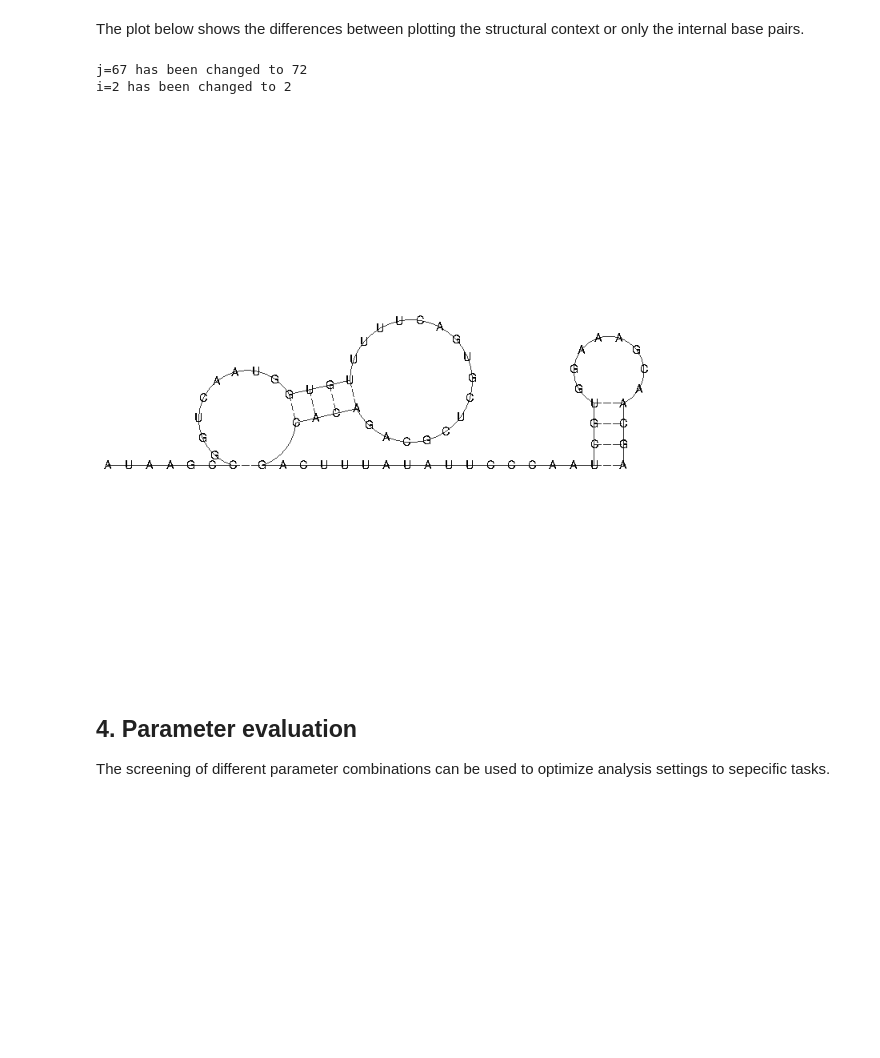
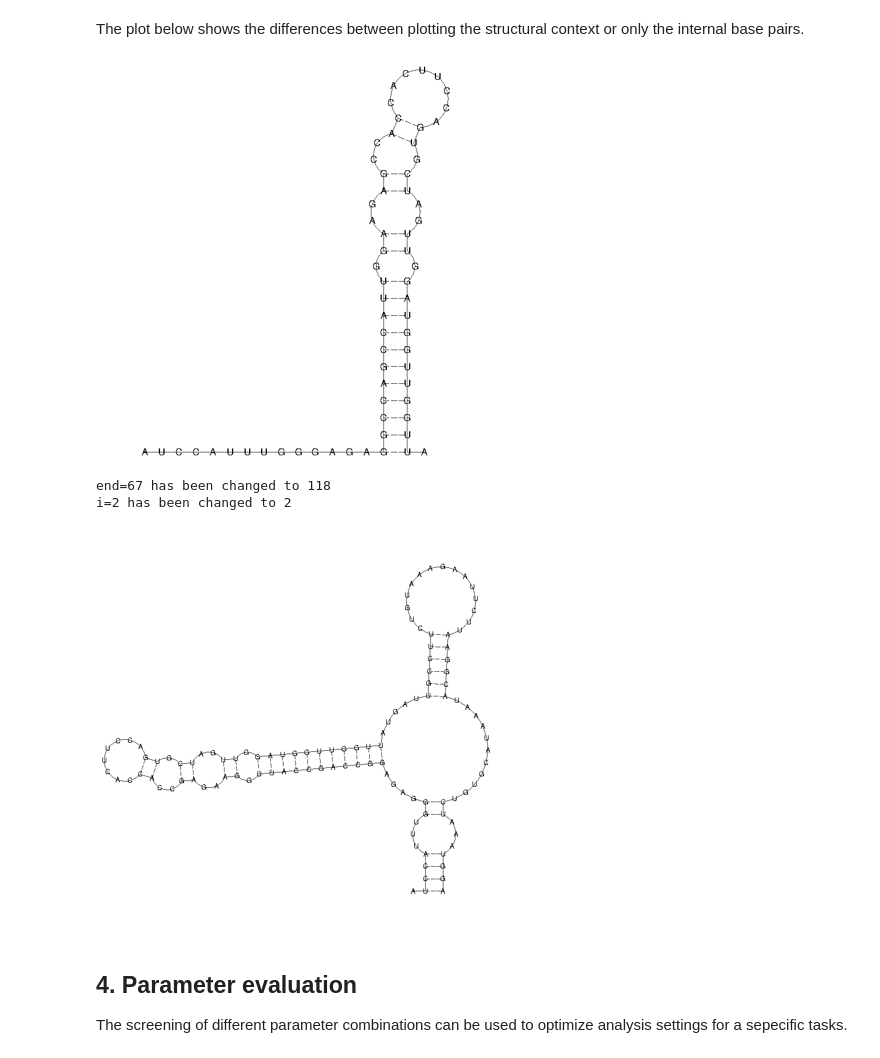
Before and after one commit to ViennaRNA/PLfoldSampling, a Jupyter notebook: PLfold_tutorial.ipynb, the cells around one changed output. Saved outputs shown, nothing was run; the diff lists cells and outputs as text; code cells hidden in the pictures; blank space fills up the shorter version.

```diff
--- a/PLfold_tutorial.ipynb
+++ b/PLfold_tutorial.ipynb
@@ -98,0 +129,24 @@ NG_032702.1      6757
+# %%
+# alternative input for running analysis on whole MIR17HG (as done in the paper
+sequence = mir_17_seq
+my_id = mir_17_id
+
+print(my_id, '\t', len(sequence))
+
+win_len=200
+nsample=400
+max_bp_span=150
+data_dir = 'data/results'
+
+# to run predictions on whole MIR17HG use code in folowing comment block:
+'''
+mir17HG = PLfoldRevisited(my_id,
+                          sequence,
+                          win_len,
+                          nsample,
+                          max_bp_span,
+                          data_dir,
+                          #recalculate=True
+                         )
+
+'''
@@ -212,20 +342,29 @@ plot_mea
 # %% [markdown]
 The plot below shows the differences between plotting the structural context or only the internal base pairs.
+# %%
+start = 2
+end = 67
+
+plot.struct_ps(mir17HG, start, end)
+filename = f"struct_{mir17HG.seq_id}_{start}_{end}.eps"
+plot_mea = Image.open(filename).resize((400,400))
+plot_mea
+# %% [output]
+[figure, added]
 # %%
 start = 2
 end = 67
 
-#plot.struct_ps(dataset_1, start, end)
-#filename = f"struct_{dataset_1.seq_id}_{start}_{end}.eps"
-plot.struct_ps(dataset_1, start, end, context=True)
-filename = f"struct_{dataset_1.seq_id}_{start}_{end}_context.eps"
-plot_mea = Image.open(filename)
+plot.struct_ps(mir17HG, start, end, context=True)
+# plot.struct_ps(mir17HG, start, end, [[start,end]], context=True) # highlight input subsequence
+filename = f"struct_{mir17HG.seq_id}_{start}_{end}_context.eps"
+plot_mea = Image.open(filename).resize((400,400))
 plot_mea
 # %% [output]
-j=67 has been changed to 72
+end=67 has been changed to 118
 i=2 has been changed to 2
-[figure, old version]
+[figure, new version]
 # %% [markdown]
 ## 4. Parameter evaluation
 
-The screening of different parameter combinations can be used to optimize analysis settings to sepecific tasks.
+The screening of different parameter combinations can be used to optimize analysis settings for a sepecific tasks.
```
Also changed, not shown: parts of 45 cells of this notebook.
